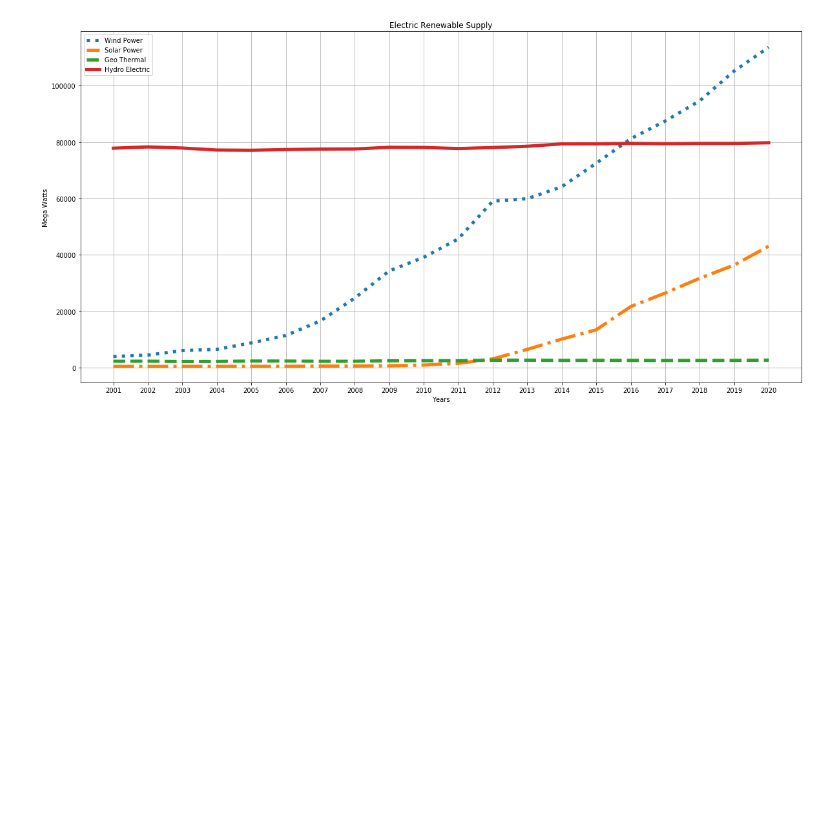
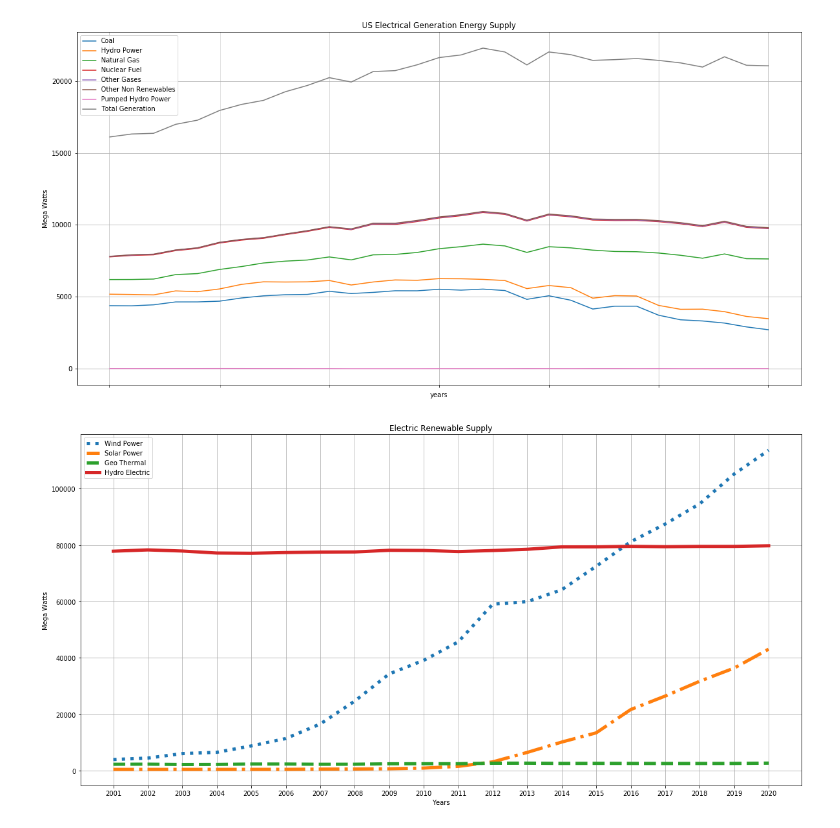
Before and after one commit to us-energy-analysis/Energy-analysis, a Jupyter notebook: USEnergyProduction.ipynb, the cells around one changed output. Saved outputs shown, nothing was run; the diff lists cells and outputs as text; code cells hidden in the pictures; blank space fills up the shorter version.

Commit message:
Energy Supply

```diff
--- a/USEnergyProduction.ipynb
+++ b/USEnergyProduction.ipynb
@@ -11,3 +6,0 @@ coal_url = "http://api.eia.gov/series/?api_key=" + api_key + "&series_id=STEO.CL
-# %%
-response = requests.get(url).json()
-coal_response = requests.get(coal_url).json()
@@ -54,0 +18,30 @@ plt.show()
+# %%
+generation_Capacity = []
+generation_years = []
+i = 0
+
+for electric_url in electric_generation_urls:
+    generation_response = requests.get(electric_url).json()
+    generation_Capacity.append([])
+    generation_years.append([])
+    for response in generation_response["series"][0]["data"]:
+        generation_Capacity[i].append(response[1])
+        generation_years[i].append(response[0])
+    generation_Capacity[i] = generation_Capacity[i][::-1]
+    generation_years[i] = generation_years[i][::-1]
+    i += 1
+# %%
+electric_generation_df = pd.DataFrame({
+    'years' : generation_years[0],
+    'Coal' : generation_Capacity[0],
+    'Hydro Power' : generation_Capacity[1],
+    'Natural Gas' : generation_Capacity[2],
+    'Nuclear Fuel' : generation_Capacity[3],
+    'Other Gases' : generation_Capacity[4],
+    'Other Non Renewables' : generation_Capacity[5],
+    'Pumped Hydro Power' : generation_Capacity[6],
+    'Total Generation' : generation_Capacity[7]
+
+})
+
+electric_generation_df.head()
@@ -55,3 +55,13 @@ plt.show()
+# %%
+electric_generation_df = electric_generation_df.set_index('years')
+
+ax = electric_generation_df.plot( stacked=True, figsize=(20,10), title = 'US Electrical Generation Energy Supply')
+
+ax.set_ylabel("Mega Watts")
+ax.set_xlabel("years")
+ax.grid(True)
+# %% [output]
+[figure, added]
 # %%
 # US Renewable Energy Supply
 
```
Also changed, not shown: parts of 8 cells of this notebook, 2 other files.
